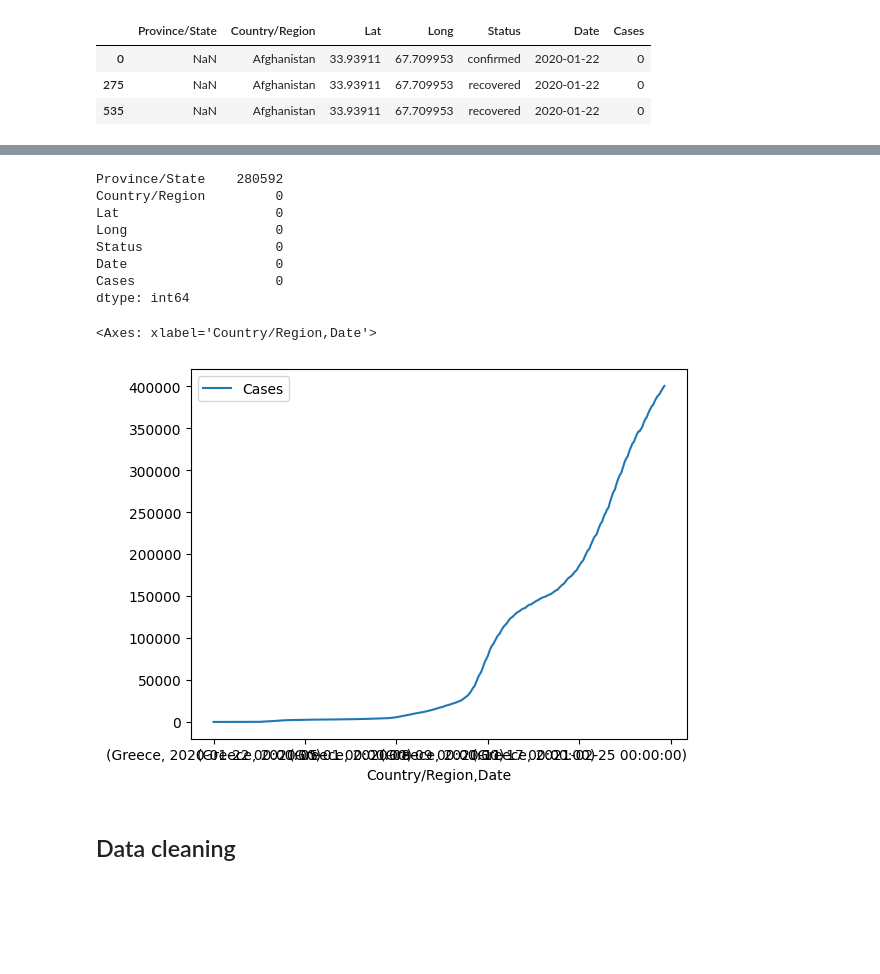
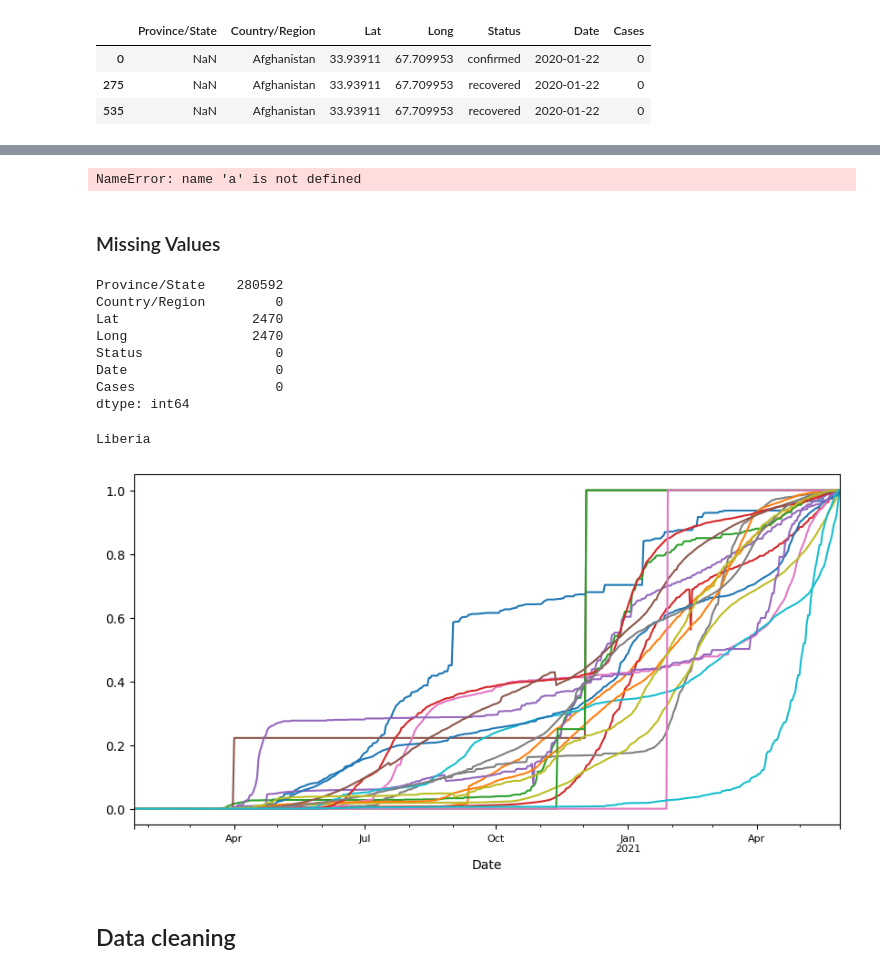
Before and after one commit to Papagiannopoulos/CoVid19-global-dashboard, a Jupyter notebook: Programs/data_cleaning.ipynb, the cells around one changed output, grey strips where cells are left out. Saved outputs shown, nothing was run; the diff lists cells and outputs as text; code cells hidden in the pictures; blank space fills up the shorter version.

```diff
--- a/Programs/data_cleaning.ipynb
+++ b/Programs/data_cleaning.ipynb
@@ -194,8 +198,8 @@ memory usage: 197.7+ MB
 datalong['Date'] = pd.to_datetime(datalong['Date'], format='%m/%d/%y', errors='coerce')
 datalong.sort_values(by = ['Country/Region', 'Province/State', 'Date'], inplace=True)
 
-datalong['Lat'] = datalong['Lat'].astype(str)
-datalong['Long'] = datalong['Long'].astype(str)
+datalong['Lat'] = datalong['Lat'].astype('string')
+datalong['Long'] = datalong['Long'].astype('string')
 
 datalong.head(3)
 # %% [output]
@@ -206,22 +334,38 @@ datalong.head(3)
+# %%
+a
+# %% [output]
+NameError: name 'a' is not defined
+# %% [markdown]
+### Missing Values
 # %%
 datalong.isna().sum()
 # %% [output]
 Province/State    280592
 Country/Region         0
-Lat                    0
-Long                   0
+Lat                 2470
+Long                2470
 Status                 0
 Date                   0
 Cases                  0
 dtype: int64
 # %%
-(datalong[(datalong['Status'] == 'confirmed') & (datalong['Country/Region'] == 'Greece')]
- .groupby(['Country/Region', 'Date'], as_index = True)
- .agg({'Cases': 'sum'})
- ).plot.line()
+fig, ax = plt.subplots(figsize = (10, 5))
+
+for country in datalong['Country/Region'].unique()[100:120]:
+    if list(datalong['Country/Region'].unique()).index(country) % 20 == 0: print(country)
+    g = (datalong[(datalong['Status'] == 'recovered') & (datalong['Country/Region'] == country)]
+    .groupby(['Country/Region', 'Date'], as_index = False)
+    .agg({'Cases': 'sum'})
+    )
+    g['Cases'] = g['Cases']/g['Cases'].max()
+    g.plot.line(x = 'Date', y = 'Cases', ax = ax, label = country)
+
+plt.xticks(fontsize = 8)
+plt.legend().remove()
+plt.show()
 # %% [output]
-<Axes: xlabel='Country/Region,Date'>
+Liberia
-[figure, old version]
+[figure, new version]
 # %% [markdown]
 ## Data cleaning
 # %%
```
Also changed, not shown: parts of 17 cells of this notebook, 2 other files.
